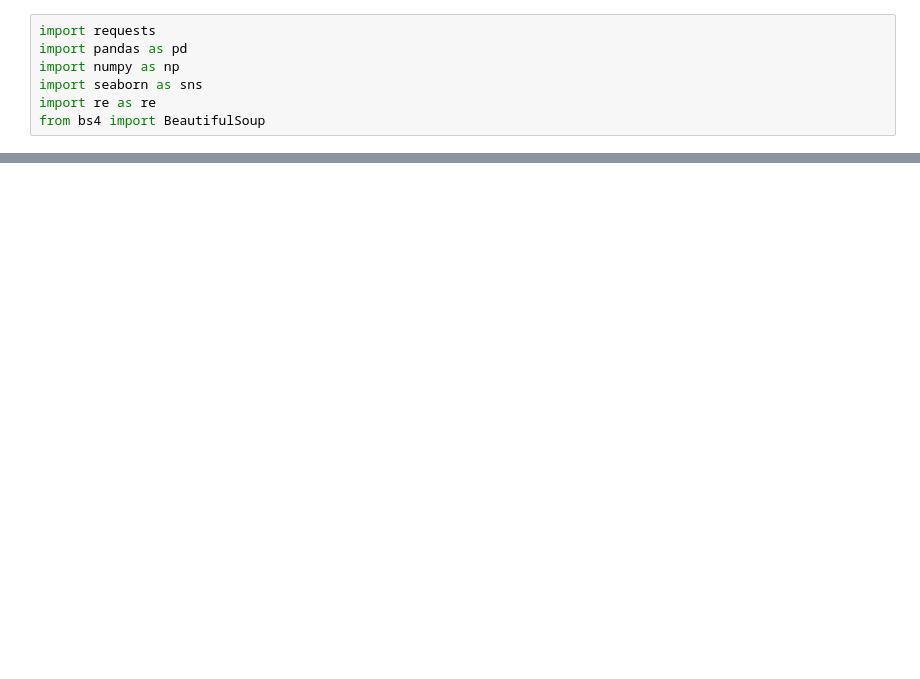
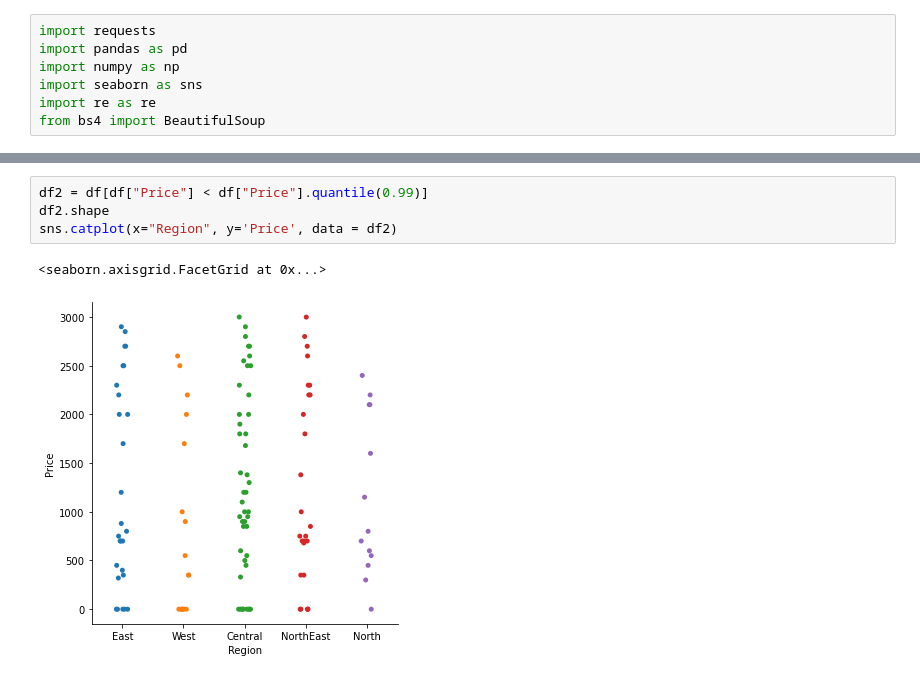
Before and after one commit to Vincentyr/Machine_Learning, a Jupyter notebook: Web Scapping/Web Scrapping - Gumtree.ipynb, the cells around one changed output, grey strips where cells are left out. Drawn from its saved outputs; the diff is of its cells as text; blank space fills up the shorter version.

```diff
--- a/Web Scapping/Web Scrapping - Gumtree.ipynb
+++ b/Web Scapping/Web Scrapping - Gumtree.ipynb
@@ -131,0 +126,7 @@ sns.catplot(x="Region", y='Price', data = df)
+# %%
+df2 = df[df["Price"] < df["Price"].quantile(0.99)]
+df2.shape
+sns.catplot(x="Region", y='Price', data = df2)
+# %% [output]
+<seaborn.axisgrid.FacetGrid at 0x...>
+[figure, added]
```
Also changed, not shown: parts of 10 cells of this notebook.
